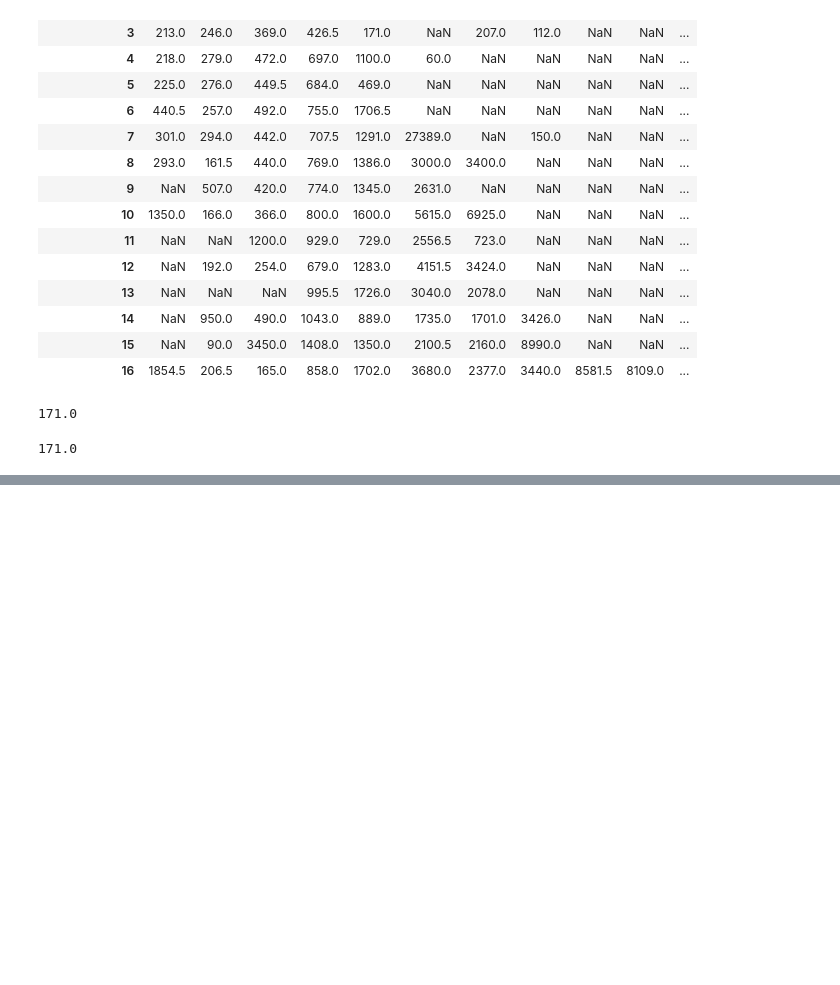
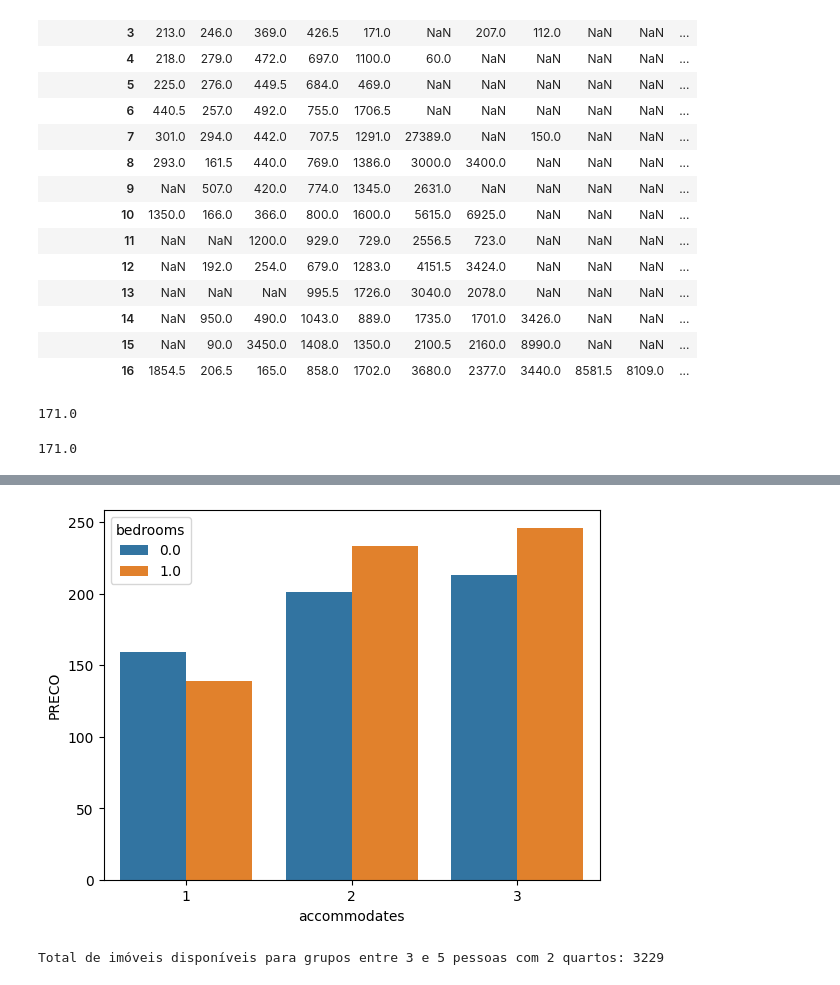
Before and after one commit to xcl-esc/Analise_Airbnb, a Jupyter notebook: analise_descritiva.ipynb, the cells around one changed output, grey strips where cells are left out. Drawn from its saved outputs; the diff is of its cells as text; code cells hidden in the pictures; blank space fills up the shorter version.

Commit message:
Ajuste de perguntas e apresentação de dataviz para as respostas.

```diff
--- a/analise_descritiva.ipynb
+++ b/analise_descritiva.ipynb
@@ -190,3 +211,6 @@ df[(df['bedrooms'] == 4) & (df['accommodates'] == 3)]['price'].min()
 df[(df['bedrooms'] == 4) & (df['accommodates'] == 3)]['price'].max()
 # %% [output]
 171.0
+# %%
+df_mediana = df_filtro.groupby(['accommodates', 'bedrooms']).agg(PRECO = ('price', 'median')).reset_index()
+df_mediana
@@ -192,0 +225,13 @@ df[(df['bedrooms'] == 4) & (df['accommodates'] == 3)]['price'].max()
+# %%
+plt.figure()
+df_mediana = df_mediana.sort_values('PRECO')
+
+sns.barplot(x='accommodates', y='PRECO', hue='bedrooms', data=df_mediana)
+plt.show()
+# %% [output]
+[figure, added]
+# %%
+familia_2_quartos = df[(df['accommodates'].between(3,5)) & (df['bedrooms'] == 2)]
+print(f"Total de imóveis disponíveis para grupos entre 3 e 5 pessoas com 2 quartos: {len(familia_2_quartos)}")
+# %% [output]
+Total de imóveis disponíveis para grupos entre 3 e 5 pessoas com 2 quartos: 3229
```
Also changed, not shown: parts of 17 cells of this notebook.
